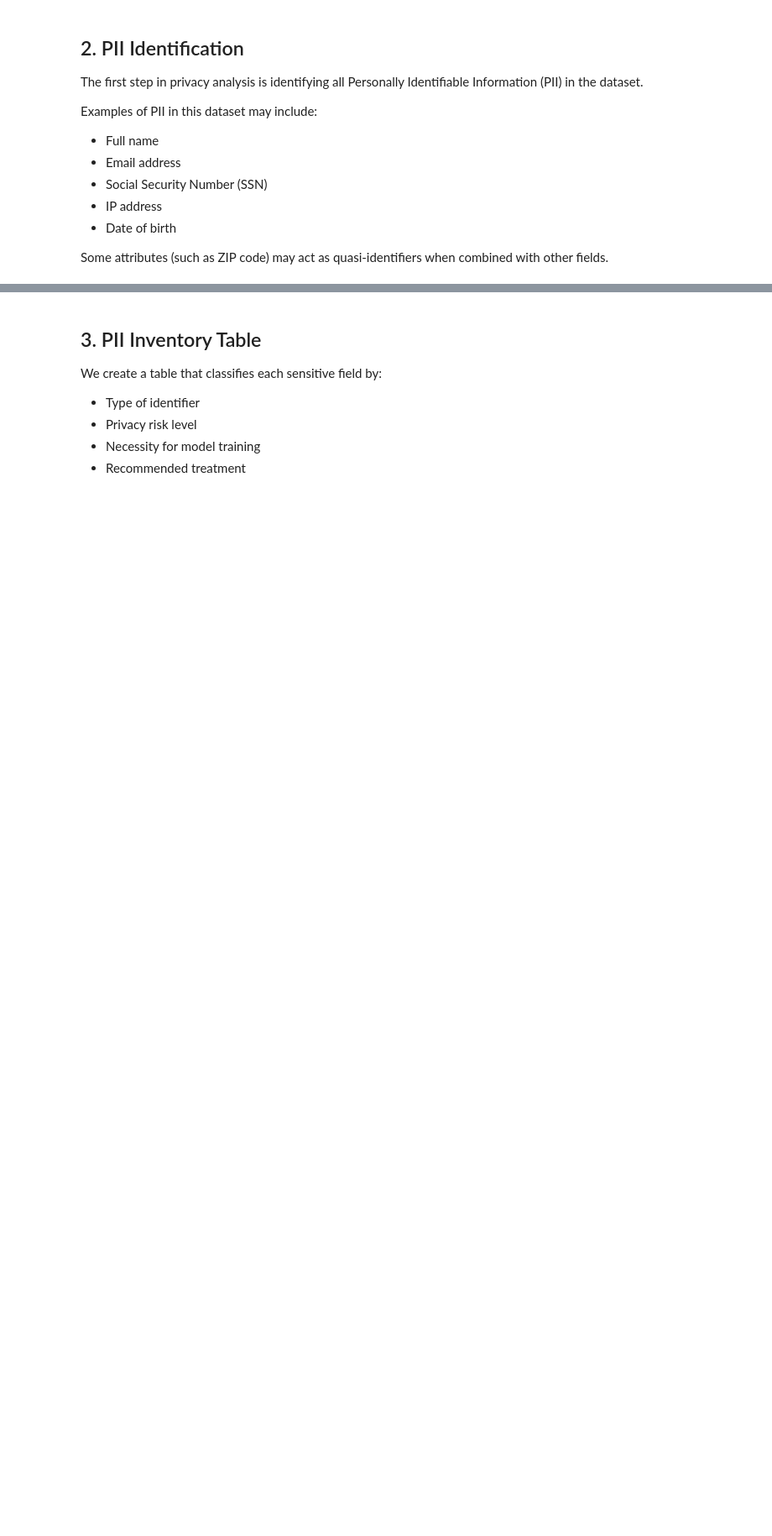
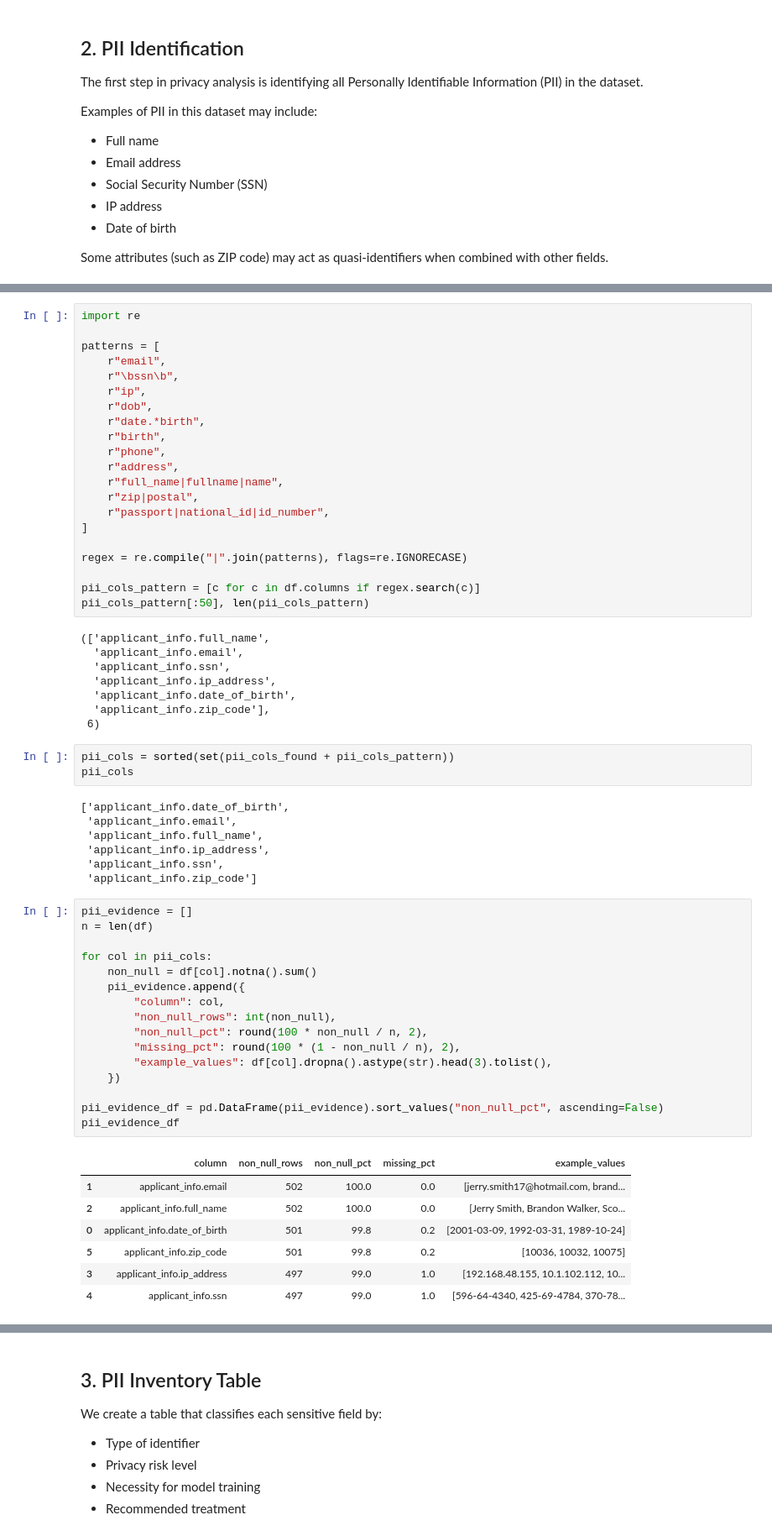
Before and after one commit to leo-nor-pro/dego-project-team6, a Jupyter notebook: notebooks/03-privacy-demo.ipynb, the cells around one changed output, grey strips where cells are left out. Shown at 84% size. Drawn from its saved outputs; the diff is of its cells as text; blank space fills up the shorter version.

```diff
--- a/notebooks/03-privacy-demo.ipynb
+++ b/notebooks/03-privacy-demo.ipynb
@@ -36,0 +155,63 @@ Some attributes (such as ZIP code) may act as quasi-identifiers when combined wi
+# %%
+import re
+
+patterns = [
+    r"email",
+    r"\bssn\b",
+    r"ip",
+    r"dob",
+    r"date.*birth",
+    r"birth",
+    r"phone",
+    r"address",
+    r"full_name|fullname|name",
+    r"zip|postal",
+    r"passport|national_id|id_number",
+]
+
+regex = re.compile("|".join(patterns), flags=re.IGNORECASE)
+
+pii_cols_pattern = [c for c in df.columns if regex.search(c)]
+pii_cols_pattern[:50], len(pii_cols_pattern)
+# %% [output]
+(['applicant_info.full_name',
+  'applicant_info.email',
+  'applicant_info.ssn',
+  'applicant_info.ip_address',
+  'applicant_info.date_of_birth',
+  'applicant_info.zip_code'],
+ 6)
+# %%
+pii_cols = sorted(set(pii_cols_found + pii_cols_pattern))
+pii_cols
+# %% [output]
+['applicant_info.date_of_birth',
+ 'applicant_info.email',
+ 'applicant_info.full_name',
+ 'applicant_info.ip_address',
+ 'applicant_info.ssn',
+ 'applicant_info.zip_code']
+# %%
+pii_evidence = []
+n = len(df)
+
+for col in pii_cols:
+    non_null = df[col].notna().sum()
+    pii_evidence.append({
+        "column": col,
+        "non_null_rows": int(non_null),
+        "non_null_pct": round(100 * non_null / n, 2),
+        "missing_pct": round(100 * (1 - non_null / n), 2),
+        "example_values": df[col].dropna().astype(str).head(3).tolist(),
+    })
+
+pii_evidence_df = pd.DataFrame(pii_evidence).sort_values("non_null_pct", ascending=False)
+pii_evidence_df
+# %% [output]
+|  | column | non_null_rows | non_null_pct | missing_pct | example_values |
+| 1 | applicant_info.email | 502 | 100.0 | 0.0 | [jerry.smith17@hotmail.com, brand... |
+| 2 | applicant_info.full_name | 502 | 100.0 | 0.0 | [Jerry Smith, Brandon Walker, Sco... |
+| 0 | applicant_info.date_of_birth | 501 | 99.8 | 0.2 | [2001-03-09, 1992-03-31, 1989-10-24] |
+| 5 | applicant_info.zip_code | 501 | 99.8 | 0.2 | [10036, 10032, 10075] |
+| 3 | applicant_info.ip_address | 497 | 99.0 | 1.0 | [192.168.48.155, 10.1.102.112, 10... |
+| 4 | applicant_info.ssn | 497 | 99.0 | 1.0 | [596-64-4340, 425-69-4784, 370-78... |
```
Also changed, not shown: parts of 16 cells of this notebook.
